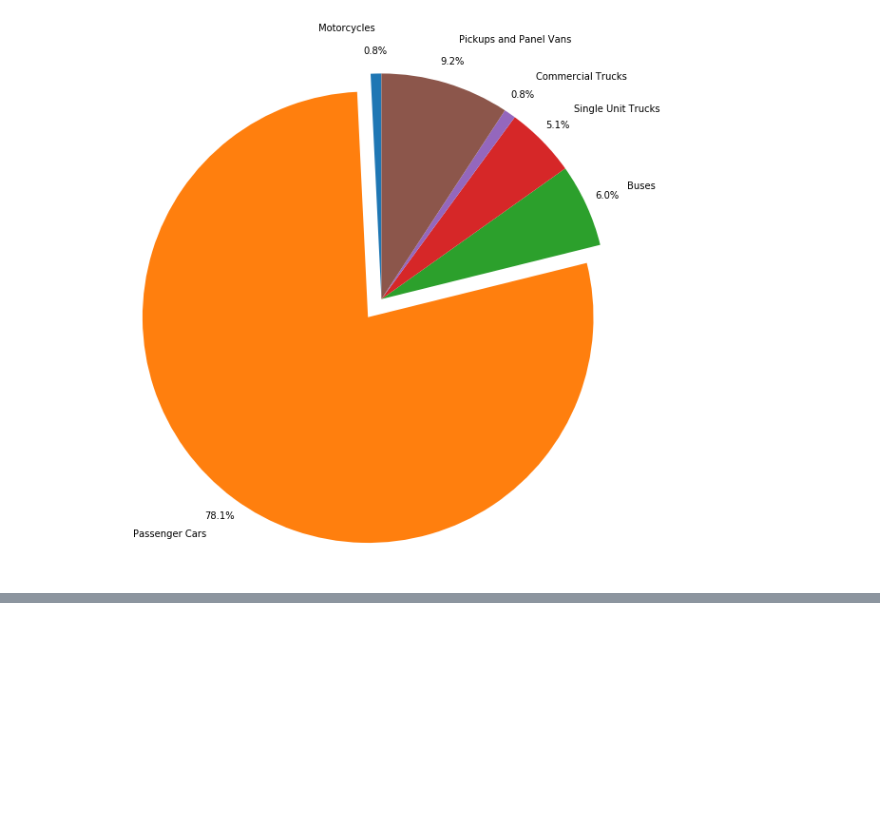
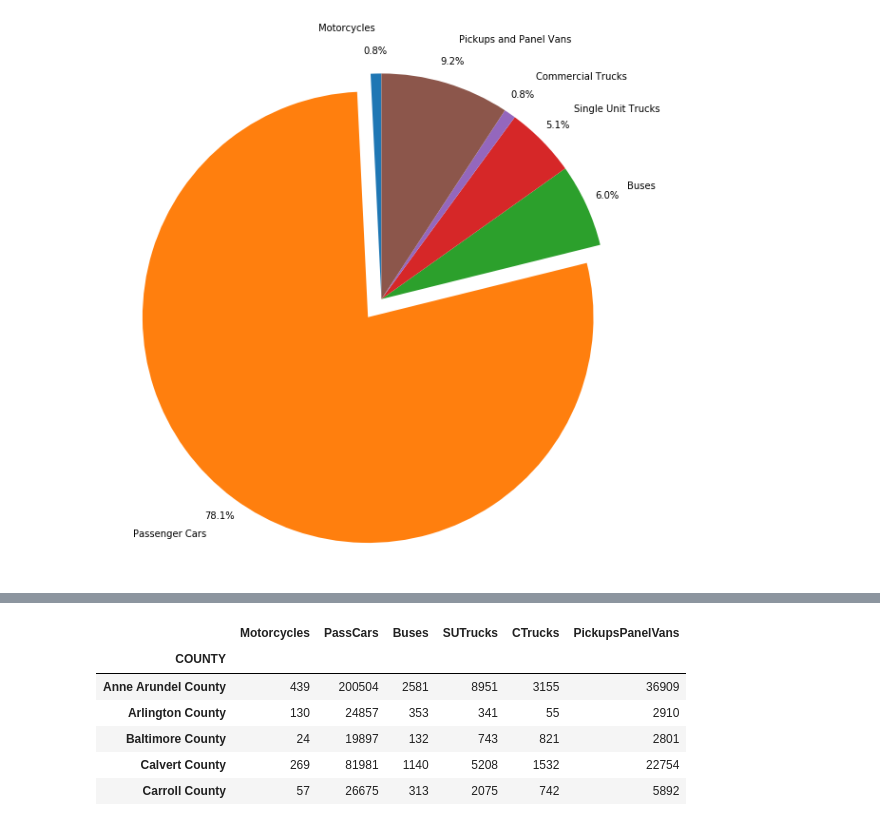
Before and after one commit to jasonahenry/DC20080, a Jupyter notebook: data_analysis.ipynb, the cells around one changed output, grey strips where cells are left out. Saved outputs shown, nothing was run; the diff lists cells and outputs as text; code cells hidden in the pictures; blank space fills up the shorter version.

```diff
--- a/data_analysis.ipynb
+++ b/data_analysis.ipynb
@@ -529,0 +557,14 @@ plt.show()
+# %%
+count_em = df.groupby('COUNTY').sum()
+# %%
+county_em = count_em[['Motorcycles', 'PassCars', 'Buses', 'SUTrucks', 'CTrucks',
+       'PickupsPanelVans']]
+county_em.head()
+# %% [output]
+|  | Motorcycles | PassCars | Buses | SUTrucks | CTrucks | PickupsPanelVans |
+| COUNTY |  |  |  |  |  |  |
+| Anne Arundel County | 439 | 200504 | 2581 | 8951 | 3155 | 36909 |
+| Arlington County | 130 | 24857 | 353 | 341 | 55 | 2910 |
+| Baltimore County | 24 | 19897 | 132 | 743 | 821 | 2801 |
+| Calvert County | 269 | 81981 | 1140 | 5208 | 1532 | 22754 |
+| Carroll County | 57 | 26675 | 313 | 2075 | 742 | 5892 |
```
Also changed, not shown: parts of 19 cells of this notebook, 2 other files.
